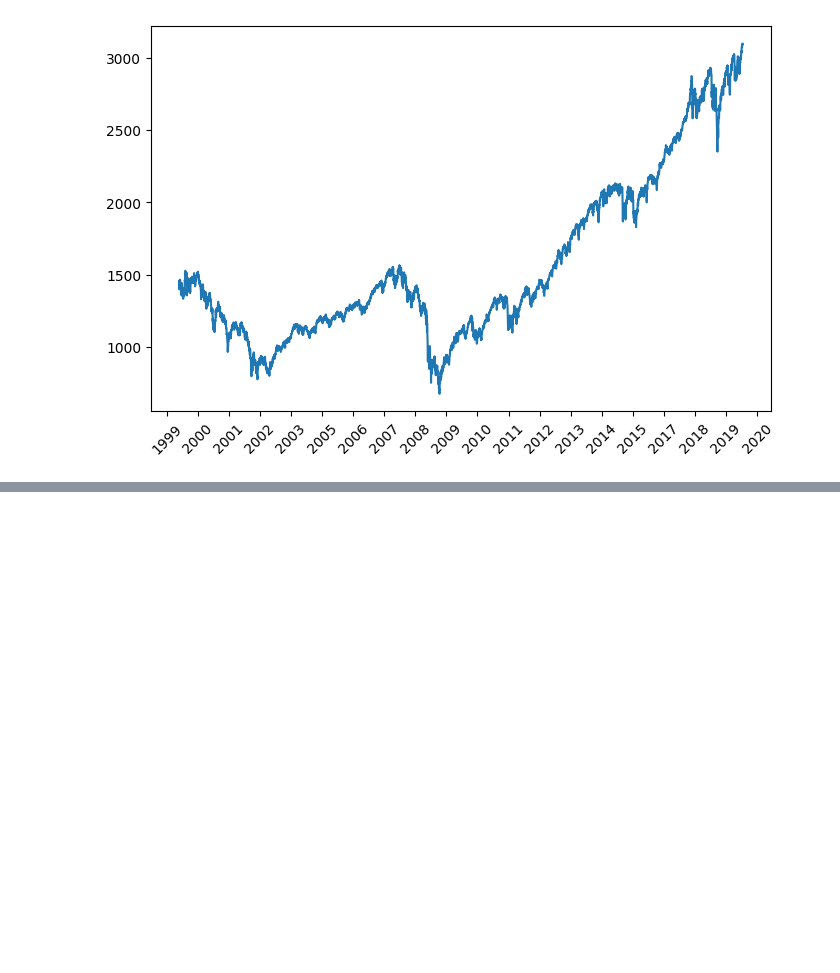
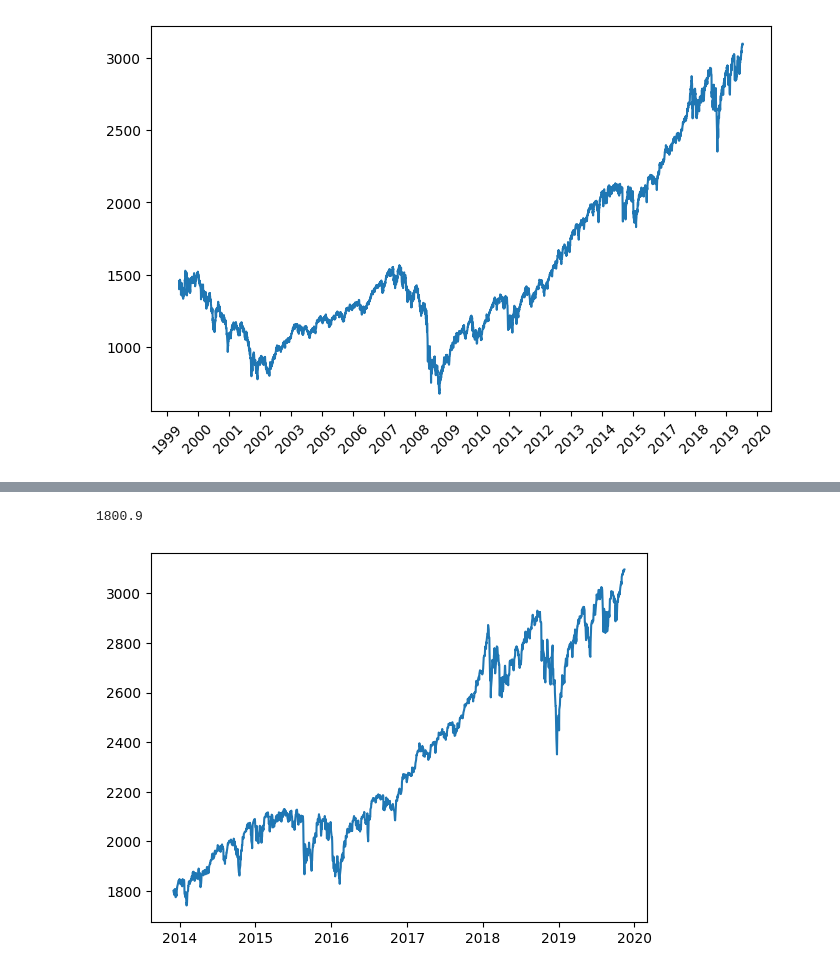
Before and after one commit to SkivHisink/MasterWork, a Jupyter notebook: Notebooks/PdmArimaTest.ipynb, the cells around one changed output, grey strips where cells are left out. Drawn from its saved outputs; the diff is of its cells as text; code cells hidden in the pictures; blank space fills up the shorter version.

Commit message:
A lot of changes(see desc)
Added new data
Added new tests

```diff
--- a/Notebooks/PdmArimaTest.ipynb
+++ b/Notebooks/PdmArimaTest.ipynb
@@ -21,10 +21,12 @@ data.Low = data.Low.astype(float)
 data.Open = data.Open.astype(float)
 data["Vol."] = data["Vol."].astype(float)
 data.set_index('Date', inplace=True)
+# %%
+series = data.Price
 # %%
 # Разобъём наши данные таким образом
-train = data[:int(0.7*(len(data)))]
-valid = data[int(0.7*(len(data))):]
+train = series[:int(0.7*(len(series)))]
+valid = series[int(0.7*(len(series))):]
 # %%
 # Построим первоначальные данные
 plt.figure(figsize = (8,5))
@@ -37,0 +48,11 @@ plt.show()
+# %%
+#Importing the module
+import pmdarima as pmd
+
+arima_model = pmd.auto_arima(train,
+                              start_p=0,d = 1,start_q=0,
+                              test="adf", supress_warnings = True,
+                              trace=True)
+
+#Summary of the model
+arima_model.summary()
@@ -37,0 +98,9 @@ plt.show()
+# %%
+#Predict the future values
+valid['predicted'] = arima_model.predict(n_periods = len(valid))
+
+def MAPE(true, pred):
+    true, pred = np.array(true), np.array(pred)
+    return np.mean(np.abs((true - pred) / true)) * 100
+
+MAPE(valid.IPG2211A2N, valid.predicted)
@@ -37,0 +126,9 @@ plt.show()
+# %%
+valid[0]
+# %% [output]
+1800.9
+# %%
+plt.plot(valid)
+plt.show()
+# %% [output]
+[figure, added]
```
Also changed, not shown: parts of 6 cells of this notebook, 11 other files.
